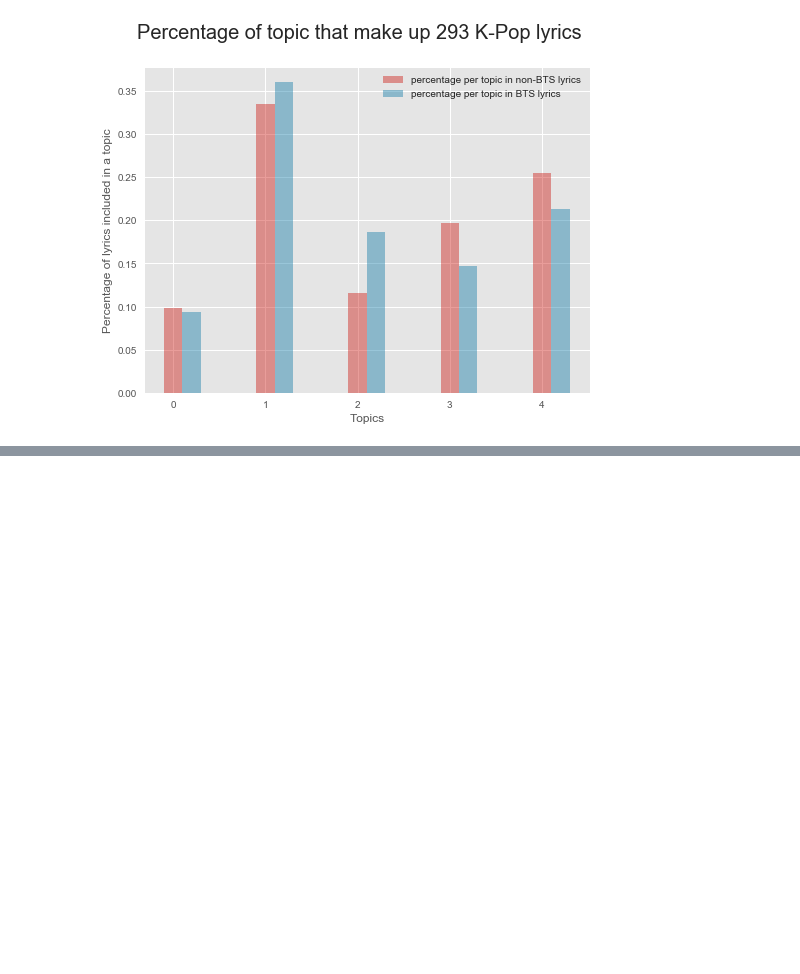
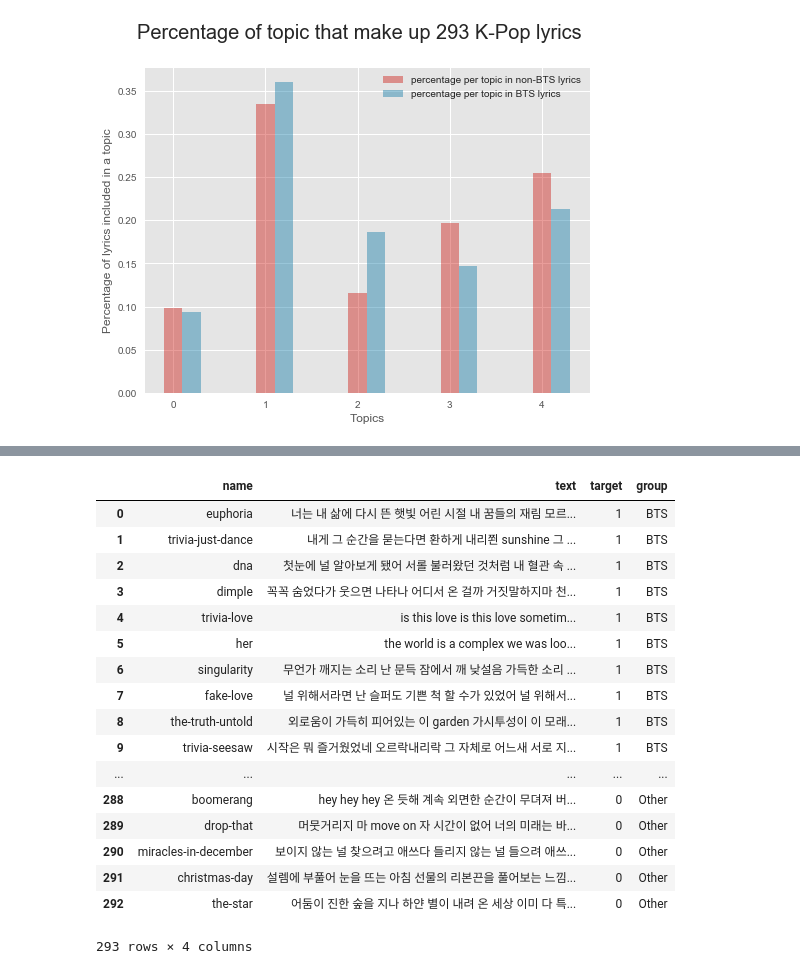
Before and after one commit to haebichan/kpopclassifier, a Jupyter notebook: KpopClassifier.ipynb, the cells around one changed output, grey strips where cells are left out. Saved outputs shown, nothing was run; the diff lists cells and outputs as text; code cells hidden in the pictures; blank space fills up the shorter version.

```diff
--- a/KpopClassifier.ipynb
+++ b/KpopClassifier.ipynb
@@ -537,5 +537,3 @@ doc_model.build_vocab(sentences.to_array())
 # print(gensim_model.docvecs.most_similar(1))
 # %% [output]
 [('kpop_lyrics_198', 0.5578610897064209), ('kpop_lyrics_202', 0.5482962131500244), ('kpop_lyrics_195', 0.5481056571006775), ('kpop_lyrics_192', 0.5473950505256653), ('kpop_lyrics_183', 0.5457456707954 ...
-# %%
-all_lyrics['group'] = ['BTS' if i == 1 else 'Other' for i in all_lyrics.target]
@@ -858,0 +834,21 @@ doc_model.train(sentences.sentences_perm(), total_examples=doc_model.corpus_coun
+# %%
+all_lyrics
+# %% [output]
+|  | name | text | target | group |
+| 0 | euphoria | 너는 내 삶에 다시 뜬 햇빛 어린 시절 내 꿈들의 재림 모르... | 1 | BTS |
+| 1 | trivia-just-dance | 내게 그 순간을 묻는다면 환하게 내리쬔 sunshine 그 ... | 1 | BTS |
+| 2 | dna | 첫눈에 널 알아보게 됐어 서롤 불러왔던 것처럼 내 혈관 속 ... | 1 | BTS |
+| 3 | dimple | 꼭꼭 숨었다가 웃으면 나타나 어디서 온 걸까 거짓말하지마 천... | 1 | BTS |
+| 4 | trivia-love | is this love is this love sometim... | 1 | BTS |
+| 5 | her | the world is a complex we was loo... | 1 | BTS |
+| 6 | singularity | 무언가 깨지는 소리 난 문득 잠에서 깨 낮설음 가득한 소리 ... | 1 | BTS |
+| 7 | fake-love | 널 위해서라면 난 슬퍼도 기쁜 척 할 수가 있었어 널 위해서... | 1 | BTS |
+| 8 | the-truth-untold | 외로움이 가득히 피어있는 이 garden 가시투성이 이 모래... | 1 | BTS |
+| 9 | trivia-seesaw | 시작은 뭐 즐거웠었네 오르락내리락 그 자체로 어느새 서로 지... | 1 | BTS |
+| ... | ... | ... | ... | ... |
+| 288 | boomerang | hey hey hey 온 듯해 계속 외면한 순간이 무뎌져 버... | 0 | Other |
+| 289 | drop-that | 머뭇거리지 마 move on 자 시간이 없어 너의 미래는 바... | 0 | Other |
+| 290 | miracles-in-december | 보이지 않는 널 찾으려고 애쓰다 들리지 않는 널 들으려 애쓰... | 0 | Other |
+| 291 | christmas-day | 설렘에 부풀어 눈을 뜨는 아침 선물의 리본끈을 풀어보는 느낌... | 0 | Other |
+| 292 | the-star | 어둠이 진한 숲을 지나 하얀 별이 내려 온 세상 이미 다 특... | 0 | Other |
+293 rows × 4 columns
```
Also changed, not shown: parts of 13 cells of this notebook, 1 other file.
